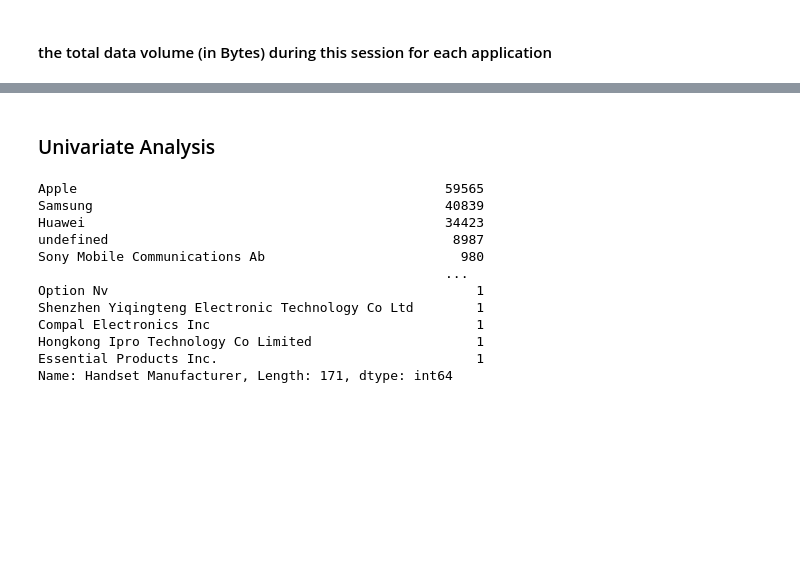
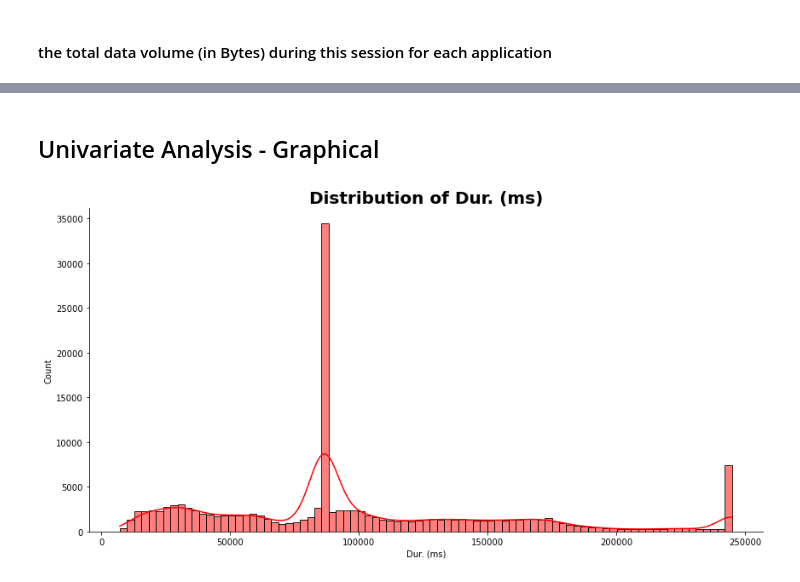
Before and after one commit to Danu-B/Telecom_Industry_User_Analytic, a Jupyter notebook: notebooks/Preprocessing_and_overview..ipynb, the cells around one changed output, grey strips where cells are left out. Drawn from its saved outputs; the diff is of its cells as text; code cells hidden in the pictures; blank space fills up the shorter version.

Commit message:
Outlier, Univariate Analysis - Non Graphical, Univariate Analysis - Graphical and Bivariate Analysis

```diff
--- a/notebooks/Preprocessing_and_overview..ipynb
+++ b/notebooks/Preprocessing_and_overview..ipynb
@@ -633,19 +722,6 @@ db.to_csv('../data/clean_data.csv')
 # %% [markdown]
-### Univariate Analysis
+## Univariate Analysis - Graphical
-# %%
-#Handset Manufacturer
-count = db['Handset Manufacturer'].value_counts()
-count
-# %% [output]
-Apple                                               59565
-Samsung                                             40839
-Huawei                                              34423
-undefined                                            8987
-Sony Mobile Communications Ab                         980
-                                                    ...
-Option Nv                                               1
-Shenzhen Yiqingteng Electronic Technology Co Ltd        1
-Compal Electronics Inc                                  1
-Hongkong Ipro Technology Co Limited                     1
-Essential Products Inc.                                 1
-Name: Handset Manufacturer, Length: 171, dtype: int64
+# %%
+plot_hist(db, 'Dur. (ms)', 'Red')
+# %% [output]
+[figure, added]
```
Also changed, not shown: parts of 27 cells of this notebook, 1 other file.
